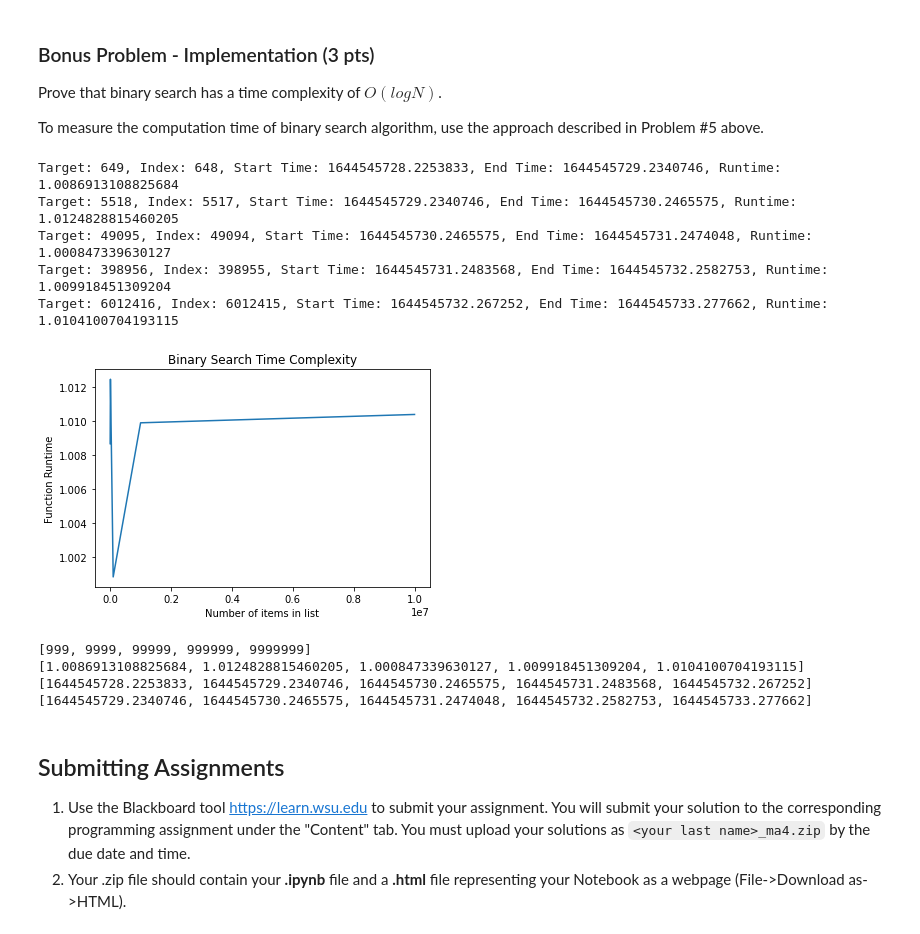
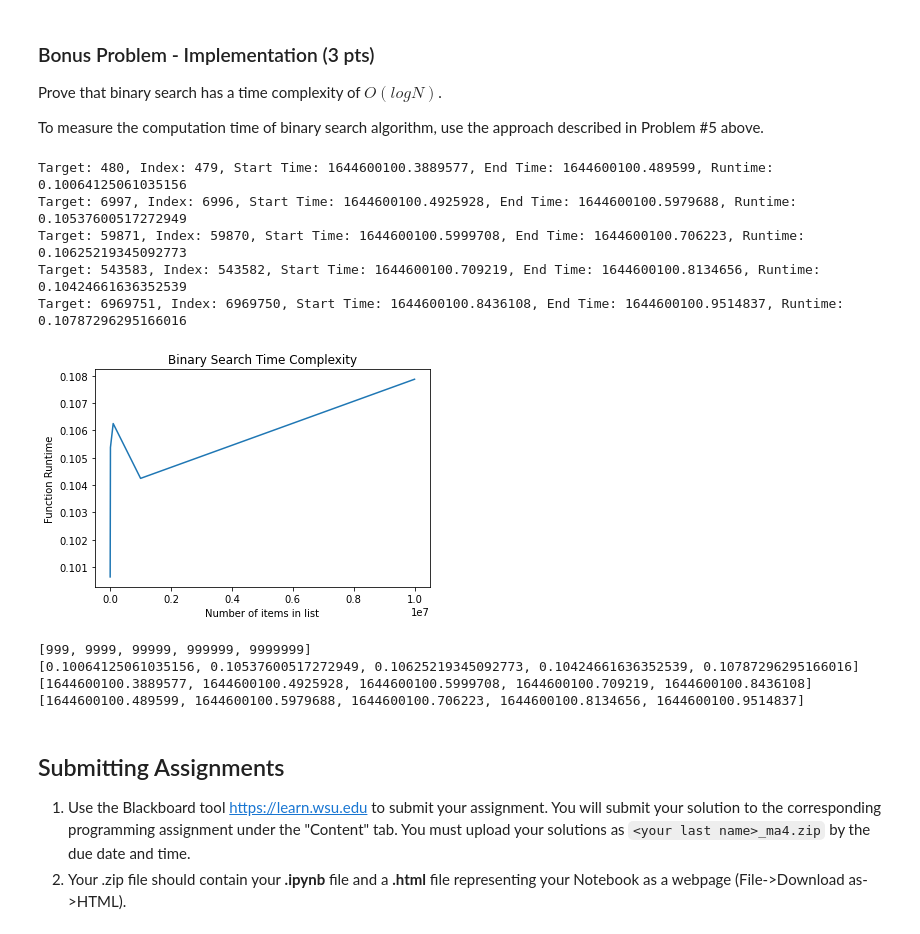
Before and after one commit to zfechko/Comp-Sci-215, a Jupyter notebook: Micro Assignments/MA 4 Algorithm Analysis/MA4 Algorithm Analysis.ipynb, the cells around one changed output. Drawn from its saved outputs; the diff is of its cells as text; code cells hidden in the pictures.

```diff
--- a/Micro Assignments/MA 4 Algorithm Analysis/MA4 Algorithm Analysis.ipynb
+++ b/Micro Assignments/MA 4 Algorithm Analysis/MA4 Algorithm Analysis.ipynb
@@ -240,44 +240,44 @@ def solve_binary(value):
     target = random.randint(value // 4, 3 * value // 4)
     start = time.time()
     start_time_list.append(start)
     index = binary_search_iterative(arr ,target)
-    time.sleep(1)
+    time.sleep(0.1) #this is to prevent the function from returning absolute 0 for a runtime
     end = time.time()
     end_time_list.append(end)
     runtime = end - start
     runtime_list.append(runtime)
     print("Target:", target, end=', ')
     print("Index:", index, end=', ')
     print("Start Time:", start, end=', ')
     print("End Time:", end, end=', ')
     print("Runtime:", runtime)
 
 values = [10000000, 100000000, 1000000000, 10000000000]
 
 for item in vals:
     solve_binary(item)
 
 plt.plot(list_size, runtime_list)
 plt.xlabel("Number of items in list")
 plt.ylabel("Function Runtime")
 plt.title("Binary Search Time Complexity")
 plt.show()
 
 print(list_size)
 print(runtime_list)
 print(start_time_list)
 print(end_time_list)
 # %% [output]
-Target: 649, Index: 648, Start Time: 1644545728.2253833, End Time: 1644545729.2340746, Runtime: 1.0086913108825684
-Target: 5518, Index: 5517, Start Time: 1644545729.2340746, End Time: 1644545730.2465575, Runtime: 1.0124828815460205
-Target: 49095, Index: 49094, Start Time: 1644545730.2465575, End Time: 1644545731.2474048, Runtime: 1.000847339630127
-Target: 398956, Index: 398955, Start Time: 1644545731.2483568, End Time: 1644545732.2582753, Runtime: 1.009918451309204
-Target: 6012416, Index: 6012415, Start Time: 1644545732.267252, End Time: 1644545733.277662, Runtime: 1.0104100704193115
+Target: 480, Index: 479, Start Time: 1644600100.3889577, End Time: 1644600100.489599, Runtime: 0.10064125061035156
+Target: 6997, Index: 6996, Start Time: 1644600100.4925928, End Time: 1644600100.5979688, Runtime: 0.10537600517272949
+Target: 59871, Index: 59870, Start Time: 1644600100.5999708, End Time: 1644600100.706223, Runtime: 0.10625219345092773
+Target: 543583, Index: 543582, Start Time: 1644600100.709219, End Time: 1644600100.8134656, Runtime: 0.10424661636352539
+Target: 6969751, Index: 6969750, Start Time: 1644600100.8436108, End Time: 1644600100.9514837, Runtime: 0.10787296295166016
-[figure, old version]
+[figure, new version]
 [999, 9999, 99999, 999999, 9999999]
-[1.0086913108825684, 1.0124828815460205, 1.000847339630127, 1.009918451309204, 1.0104100704193115]
-[1644545728.2253833, 1644545729.2340746, 1644545730.2465575, 1644545731.2483568, 1644545732.267252]
-[1644545729.2340746, 1644545730.2465575, 1644545731.2474048, 1644545732.2582753, 1644545733.277662]
+[0.10064125061035156, 0.10537600517272949, 0.10625219345092773, 0.10424661636352539, 0.10787296295166016]
+[1644600100.3889577, 1644600100.4925928, 1644600100.5999708, 1644600100.709219, 1644600100.8436108]
+[1644600100.489599, 1644600100.5979688, 1644600100.706223, 1644600100.8134656, 1644600100.9514837]
 # %% [markdown]
 ## Submitting Assignments
 1.	Use the Blackboard tool https://learn.wsu.edu to submit your assignment. You will submit your solution to the corresponding programming assignment under the "Content" tab. You must upload your solutions as `<your last name>_ma4.zip` by the due date and time.
```
Also changed, not shown: parts of 1 cell of this notebook.
